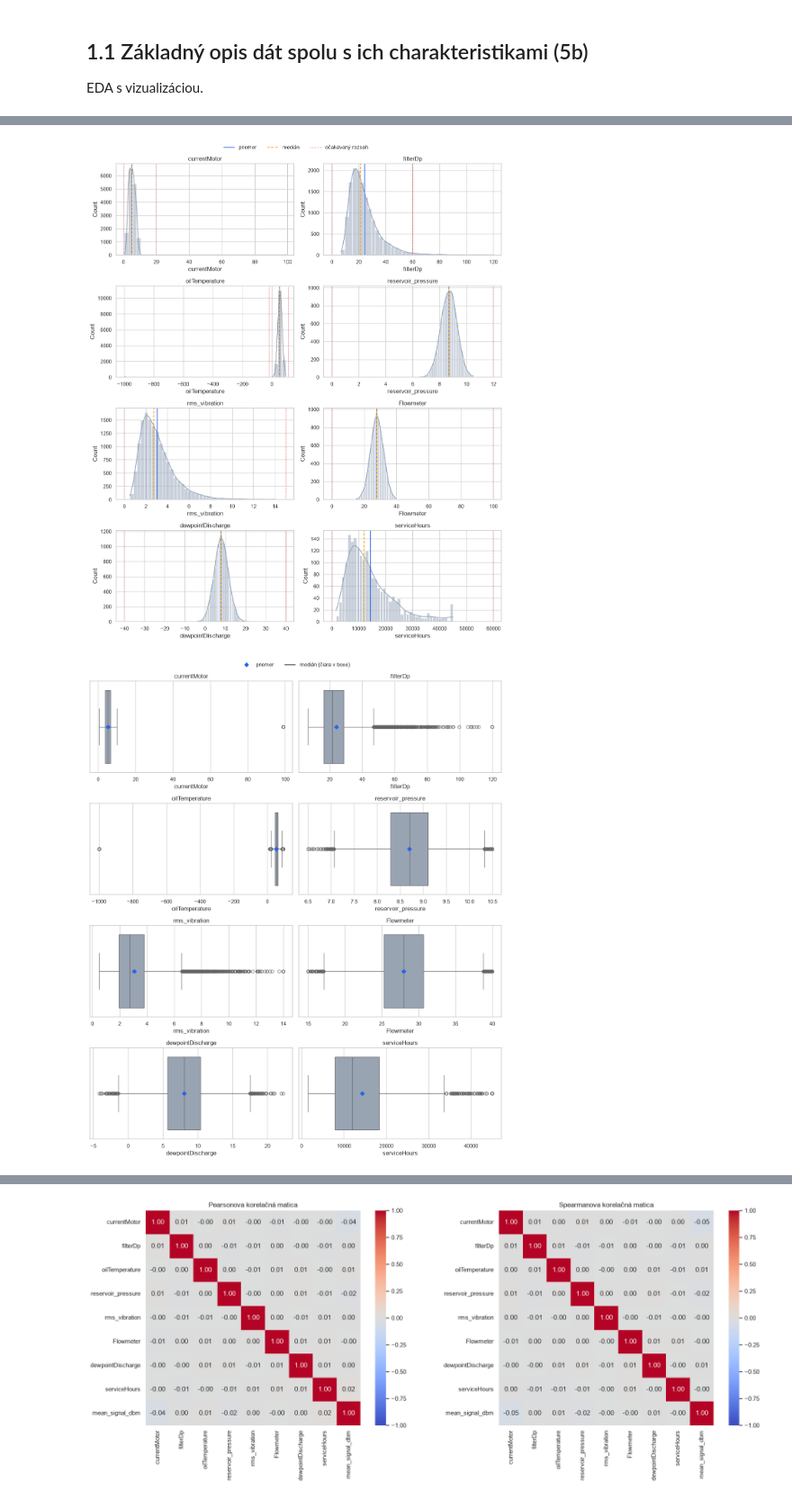
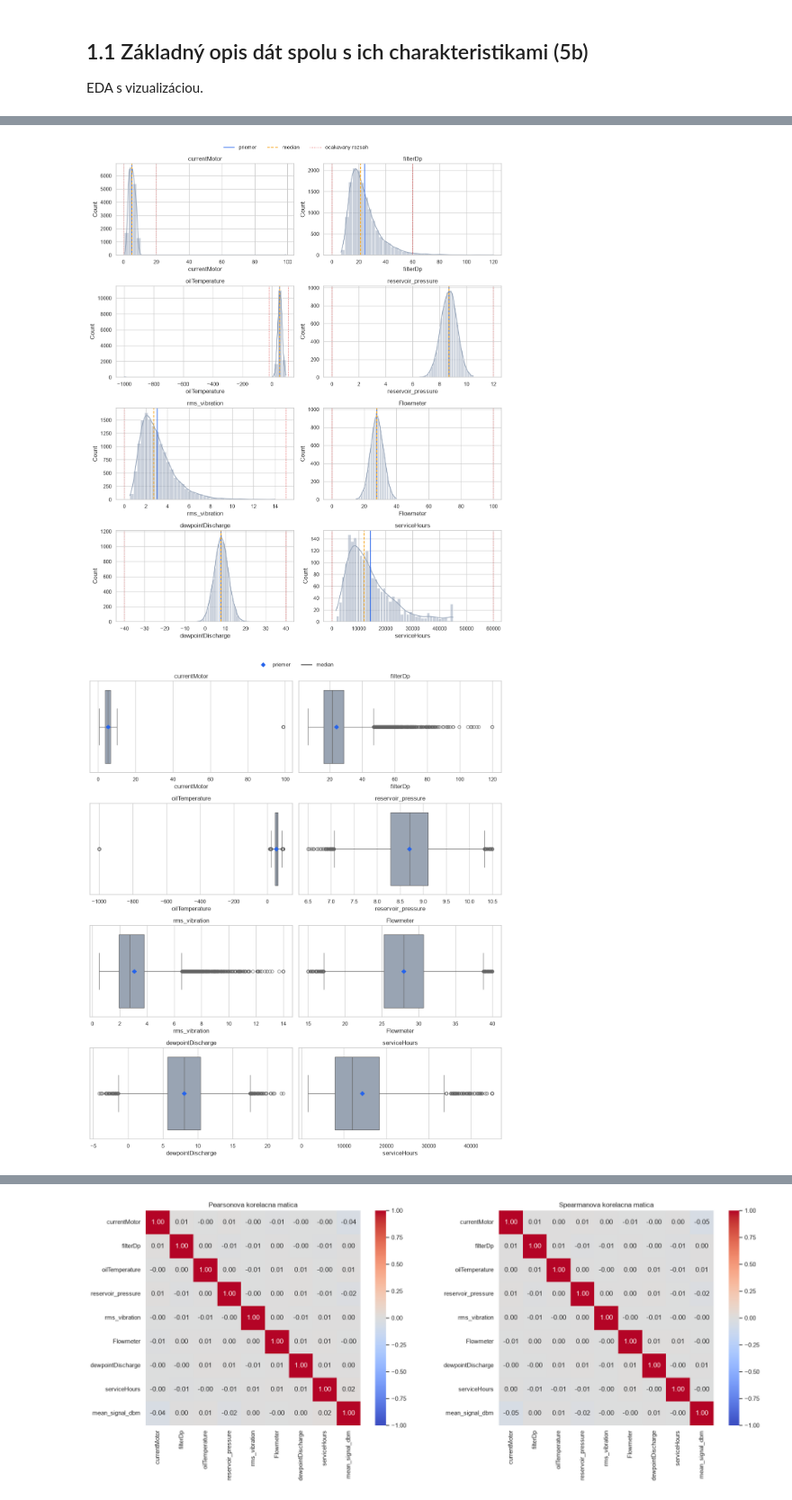
Before and after one commit to samuel-ivan05/IAU_zadanie, a Jupyter notebook: IAU-project.ipynb, the cells around one changed output, grey strips where cells are left out. Shown at 90% size. Saved outputs shown, nothing was run; the diff lists cells and outputs as text; code cells hidden in the pictures.

```diff
--- a/IAU-project.ipynb
+++ b/IAU-project.ipynb
@@ -220,10 +220,10 @@ currentMotor      0.550   99.0      [0, 20]              11            0.07
 filterDp          6.736  120.0      [0, 60]             203            1.42
 oilTemperature -999.000   95.0   [-20, 110]              47            0.32
 # %%
-# --- 1.1 B: Frekvencne tabulky pre kategoricke/binarne atributy ---
+#1.1 B: Frekvencne tabulky pre kategoricke/binarne atributy
 
 categorical_attrs = {
-    "failure": readings["failure"],       # cieľová premenná (0/1)
+    "failure": readings["failure"], #cielová premenná (0/1)
     "class_duty": units["class_duty"],
     "codeModel": units["codeModel"],
     "fleetCode": units["fleetCode"],
@@ -231,10 +231,10 @@ categorical_attrs = {
 
 for name, s in categorical_attrs.items():
     print(f"=== {name} ===")
-    print(f"Počet unikátnych hodnôt: {s.nunique(dropna=True)}   "
-          f"Chýbajúce: {s.isna().sum()} ({100 * s.isna().mean():.2f} %)")
-    vc = s.value_counts(dropna=False)
-    display(vc.to_frame("počet").assign(percento=lambda d: (100 * d["počet"] / len(s)).round(2)))
+    print(f"Pocet unikatnych hodnot: {s.nunique(dropna = True)}")
+    print(f"Chybajuce: {s.isna().sum()} ({100 * s.isna().mean():.2f} %)")
+    vc = s.value_counts(dropna = False)
+    display(vc.to_frame("pocet").assign(percento=lambda d: (100 * d["pocet"] / len(s)).round(2)))
     print()
 # %% [output]
 === failure ===
@@ -281,59 +285,59 @@ Počet unikátnych hodnôt: 5   Chýbajúce: 0 (0.00 %)
 | FC | 396 | 19.80 |
 | FB | 353 | 17.65 |
 # %%
-# --- 1.1 B: Vizualizacia distribucii (histogramy s priemerom/medianom a ocakavanym rozsahom, boxploty, bar charty) ---
+#1.1 B: Vizualizacia distribucii (histogramy s priemerom/medianom a ocakavanym rozsahom, boxploty, bar charty)
 
-MEAN_COLOR = "#2563eb"    # modrá – priemer
-MEDIAN_COLOR = "#f59e0b"  # jantárová – medián
-RANGE_COLOR = "#dc2626"   # červená – hranice očakávaného rozsahu
+MEAN_COLOR = "#2563eb" #modra - priemer
+MEDIAN_COLOR = "#f59e0b" #jantarova - median
+RANGE_COLOR = "#dc2626" #cervena - hranice ocakavaneho rozsahu
 
 fig, axes = plt.subplots(4, 2, figsize=(12, 14))
 for ax, (name, s) in zip(axes.ravel(), numeric_attrs.items()):
     valid = s.dropna()
-    sns.histplot(valid, kde=True, ax=ax, bins=40, color="#94a3b8")
-    ax.axvline(valid.mean(), color=MEAN_COLOR, linestyle="-", linewidth=1.5)
-    ax.axvline(valid.median(), color=MEDIAN_COLOR, linestyle="--", linewidth=1.5)
+    sns.histplot(valid, kde = True, ax = ax, bins = 40, color ="#94a3b8")
+    ax.axvline(valid.mean(), color = MEAN_COLOR, linestyle = "-", linewidth = 1.5)
+    ax.axvline(valid.median(), color = MEDIAN_COLOR, linestyle = "--", linewidth = 1.5)
     lo, hi = expected_ranges[name]
-    ax.axvline(lo, color=RANGE_COLOR, linestyle=":", linewidth=1)
-    ax.axvline(hi, color=RANGE_COLOR, linestyle=":", linewidth=1)
+    ax.axvline(lo, color = RANGE_COLOR, linestyle = ":", linewidth = 1)
+    ax.axvline(hi, color = RANGE_COLOR, linestyle = ":", linewidth = 1)
     ax.set_title(name)
 
 legend_handles = [
-    plt.Line2D([0], [0], color=MEAN_COLOR, linestyle="-", linewidth=1.5, label="priemer"),
-    plt.Line2D([0], [0], color=MEDIAN_COLOR, linestyle="--", linewidth=1.5, label="medián"),
-    plt.Line2D([0], [0], color=RANGE_COLOR, linestyle=":", linewidth=1, label="očakávaný rozsah"),
+    plt.Line2D([0], [0], color = MEAN_COLOR, linestyle = "-", linewidth = 1.5, label = "priemer"),
+    plt.Line2D([0], [0], color = MEDIAN_COLOR, linestyle = "--", linewidth = 1.5, label = "median"),
+    plt.Line2D([0], [0], color = RANGE_COLOR, linestyle = ":", linewidth = 1, label = "ocakavany rozsah"),
 ]
-fig.legend(handles=legend_handles, loc="upper center", ncol=3, bbox_to_anchor=(0.5, 1.02), frameon=False)
+fig.legend(handles = legend_handles, loc = "upper center", ncol = 3, bbox_to_anchor = (0.5, 1.02), frameon = False)
 plt.tight_layout()
 plt.show()
 
-fig, axes = plt.subplots(4, 2, figsize=(12, 14))
+fig, axes = plt.subplots(4, 2, figsize = (12, 14))
 for ax, (name, s) in zip(axes.ravel(), numeric_attrs.items()):
     valid = s.dropna()
     sns.boxplot(
-        x=valid, ax=ax, color="#94a3b8",
-        showmeans=True,
-        meanprops={"marker": "D", "markerfacecolor": MEAN_COLOR, "markeredgecolor": MEAN_COLOR, "markersize": 6},
+        x = valid, ax = ax, color = "#94a3b8",
+        showmeans = True,
+        meanprops = {"marker": "D", "markerfacecolor": MEAN_COLOR, "markeredgecolor": MEAN_COLOR, "markersize": 6},
     )
     ax.set_title(name)
 
 legend_handles = [
-    plt.Line2D([0], [0], marker="D", color="none", markerfacecolor=MEAN_COLOR, markeredgecolor=MEAN_COLOR, markersize=6, label="priemer"),
-    plt.Line2D([0], [0], color="black", linewidth=1.5, label="medián (čiara v boxe)"),
+    plt.Line2D([0], [0], marker = "D", color = "none", markerfacecolor = MEAN_COLOR, markeredgecolor = MEAN_COLOR, markersize = 6, label = "priemer"),
+    plt.Line2D([0], [0], color = "black", linewidth = 1.5, label = "median"), #median - ciara v boxe
 ]
-fig.legend(handles=legend_handles, loc="upper center", ncol=2, bbox_to_anchor=(0.5, 1.02), frameon=False)
+fig.legend(handles = legend_handles, loc = "upper center", ncol = 2, bbox_to_anchor = (0.5, 1.02), frameon = False)
 plt.tight_layout()
 plt.show()
 
-fig, axes = plt.subplots(2, 2, figsize=(12, 8))
+fig, axes = plt.subplots(2, 2, figsize = (12, 8))
 for ax, (name, s) in zip(axes.ravel(), categorical_attrs.items()):
-    s.value_counts(dropna=False).plot(kind="bar", ax=ax, color="#94a3b8")
+    s.value_counts(dropna = False).plot(kind = "bar", ax = ax, color = "#94a3b8")
     ax.set_title(name)
-    ax.tick_params(axis="x", rotation=45)
+    ax.tick_params(axis = "x", rotation = 45)
 plt.tight_layout()
 plt.show()
 # %% [output]
 [figure]
-[figure, old version]
+[figure, new version]
 [figure]
 # %% [markdown]
```
Also changed, not shown: parts of 63 cells of this notebook.
